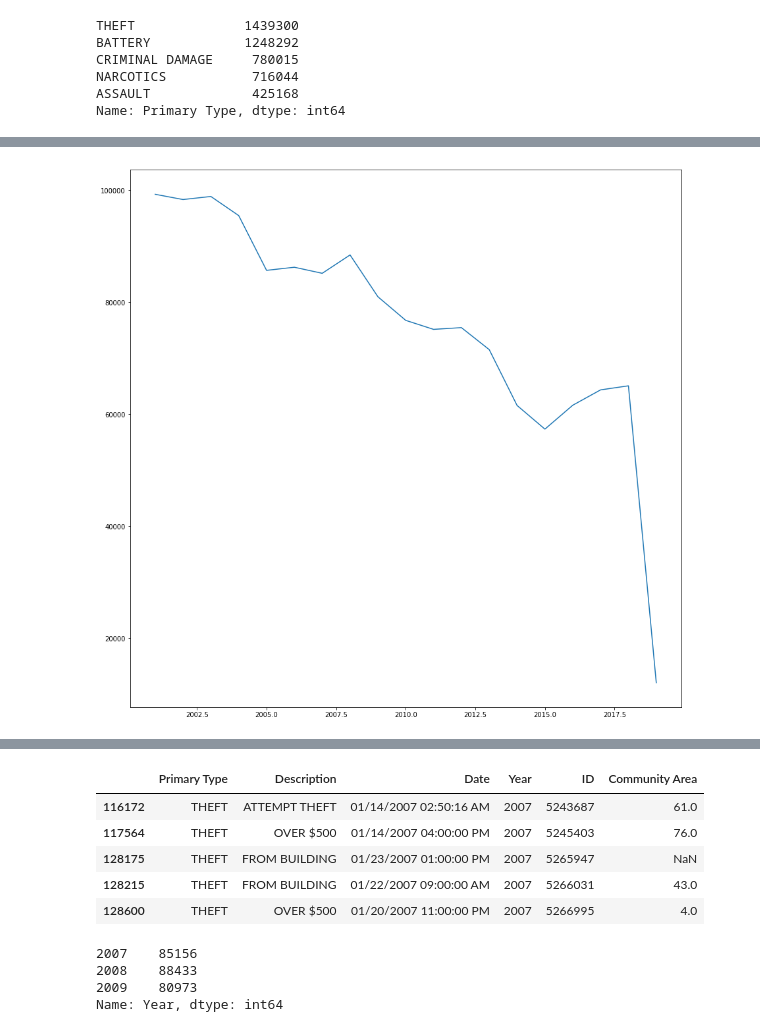
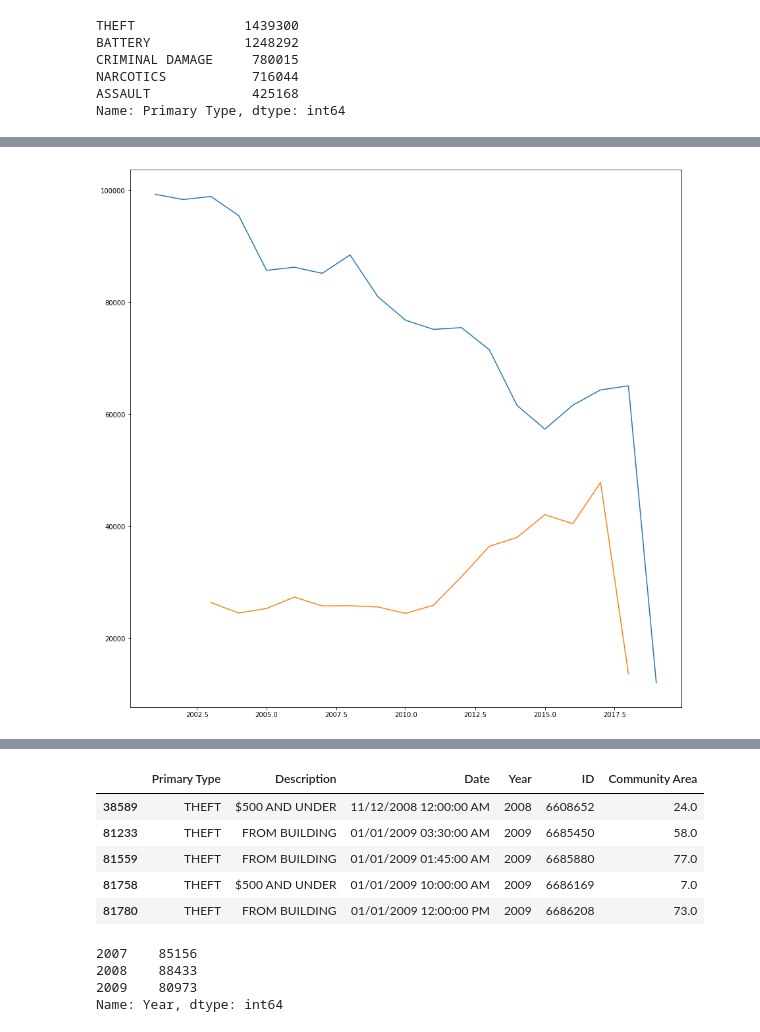
Before and after one commit to aartimathur/ucbproject1, a Jupyter notebook: chicago.ipynb, the cells around one changed output, grey strips where cells are left out. Cells and saved outputs as stored; diff of their text form; code cells hidden in the pictures.

```diff
--- a/chicago.ipynb
+++ b/chicago.ipynb
@@ -4,7 +4,7 @@ import pandas as pd
 import matplotlib as plt
 # %%
 # read csv file downloaded from open data sfgov site
-csv_path = "Chicago from 2001 to present.csv"
+csv_path = "Crimes_-_2001_to_present.csv"
 data = pd.read_csv(csv_path)
 
 #explore data
@@ -89,10 +89,13 @@ df_ld
 # %%
 # Visualization # 1. Line chart to show trend of larceny/theft over time in the entire dataset.
 import matplotlib.pyplot as plt
+csv_path = "df_ld.csv"
+data_sf_ld = pd.read_csv(csv_path)
 df_ld.Year.value_counts().sort_index().plot(figsize =(15,15))
+data_sf_ld.Year.value_counts().sort_index().plot(figsize =(15,15))
 plt.show()
 # %% [output]
-[figure, old version]
+[figure, new version]
 # %%
 df_ld_clean = df_ld.loc[(df_ld['Year'] <= 2017) & (df_ld['Year'] >= 2003)]
 df_ld_clean.Year.value_counts().sort_index()
@@ -121,11 +124,11 @@ df_0709.to_csv('data from 07 to 09.csv')
 df_0709.head()
 # %% [output]
 |  | Primary Type | Description | Date | Year | ID | Community Area |
-| 116172 | THEFT | ATTEMPT THEFT | 01/14/2007 02:50:16 AM | 2007 | 5243687 | 61.0 |
-| 117564 | THEFT | OVER $500 | 01/14/2007 04:00:00 PM | 2007 | 5245403 | 76.0 |
-| 128175 | THEFT | FROM BUILDING | 01/23/2007 01:00:00 PM | 2007 | 5265947 | NaN |
-| 128215 | THEFT | FROM BUILDING | 01/22/2007 09:00:00 AM | 2007 | 5266031 | 43.0 |
-| 128600 | THEFT | OVER $500 | 01/20/2007 11:00:00 PM | 2007 | 5266995 | 4.0 |
+| 38589 | THEFT | $500 AND UNDER | 11/12/2008 12:00:00 AM | 2008 | 6608652 | 24.0 |
+| 81233 | THEFT | FROM BUILDING | 01/01/2009 03:30:00 AM | 2009 | 6685450 | 58.0 |
+| 81559 | THEFT | FROM BUILDING | 01/01/2009 01:45:00 AM | 2009 | 6685880 | 77.0 |
+| 81758 | THEFT | $500 AND UNDER | 01/01/2009 10:00:00 AM | 2009 | 6686169 | 7.0 |
+| 81780 | THEFT | FROM BUILDING | 01/01/2009 12:00:00 PM | 2009 | 6686208 | 73.0 |
 # %%
 df_0709.Year.value_counts().sort_index()
 # %% [output]
```
Also changed, not shown: parts of 4 cells of this notebook, 3 other files.
